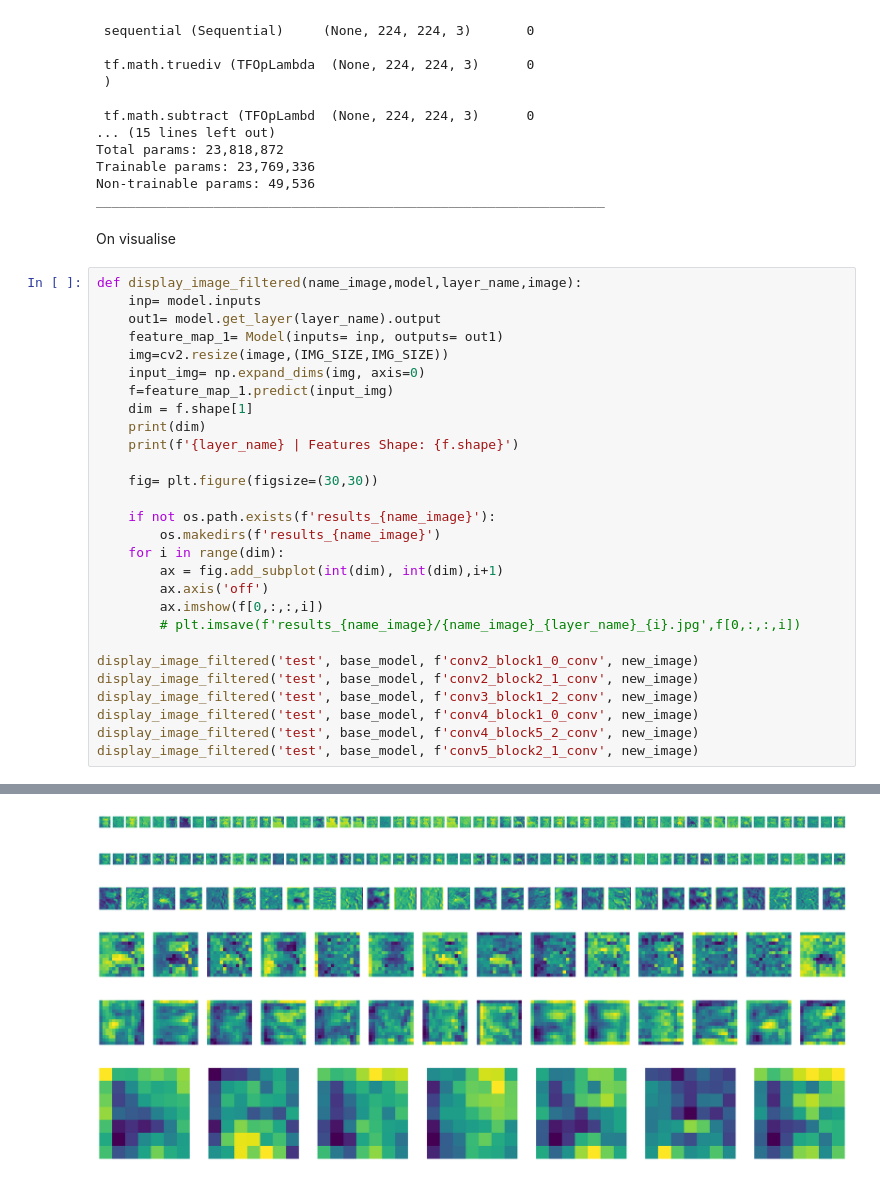
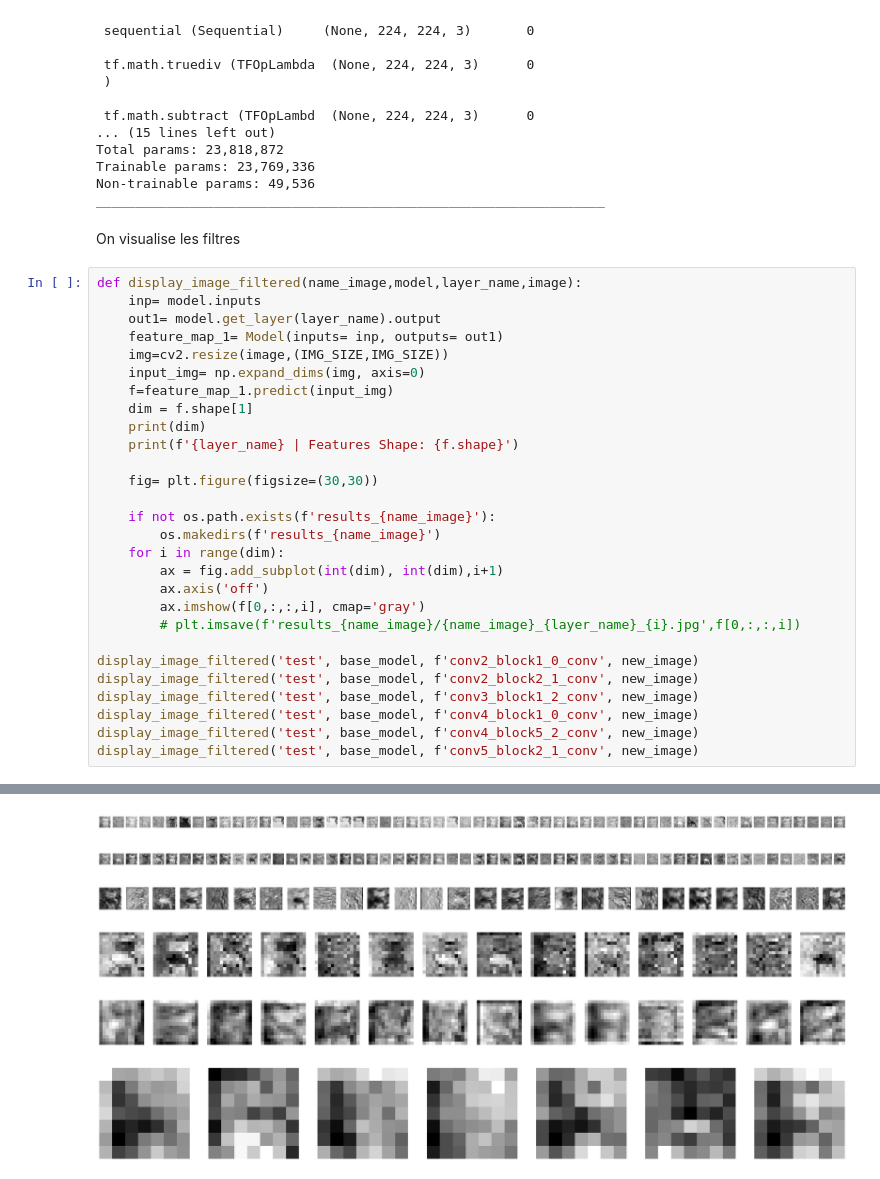
Before and after one commit to WGorag/rcp209_reconnaissance_chien, a Jupyter notebook: index.ipynb, the cells around one changed output, grey strips where cells are left out. Drawn from its saved outputs; the diff is of its cells as text.

Commit message:
filtre plus visible + todo pour featuremap

```diff
--- a/index.ipynb
+++ b/index.ipynb
@@ -586,7 +586,7 @@ Trainable params: 23,769,336
 Non-trainable params: 49,536
 _________________________________________________________________
 # %% [markdown]
-On visualise
+On visualise les filtres
 # %%
 def display_image_filtered(name_image,model,layer_name,image):
     inp= model.inputs
@@ -606,7 +606,7 @@ def display_image_filtered(name_image,model,layer_name,image):
     for i in range(dim):
         ax = fig.add_subplot(int(dim), int(dim),i+1)
         ax.axis('off')
-        ax.imshow(f[0,:,:,i])
+        ax.imshow(f[0,:,:,i], cmap='gray')
         # plt.imsave(f'results_{name_image}/{name_image}_{layer_name}_{i}.jpg',f[0,:,:,i])
 
 display_image_filtered('test', base_model, f'conv2_block1_0_conv', new_image)
@@ -637,8 +635,8 @@ conv4_block5_2_conv | Features Shape: (1, 14, 14, 256)
 7
 conv5_block2_1_conv | Features Shape: (1, 7, 7, 512)
-[figure, old version]
+[figure, new version]
-[figure, old version]
+[figure, new version]
-[figure, old version]
+[figure, new version]
-[figure, old version]
+[figure, new version]
-[figure, old version]
+[figure, new version]
-[figure, old version]
+[figure, new version]
```
Also changed, not shown: parts of 1 cell of this notebook.
